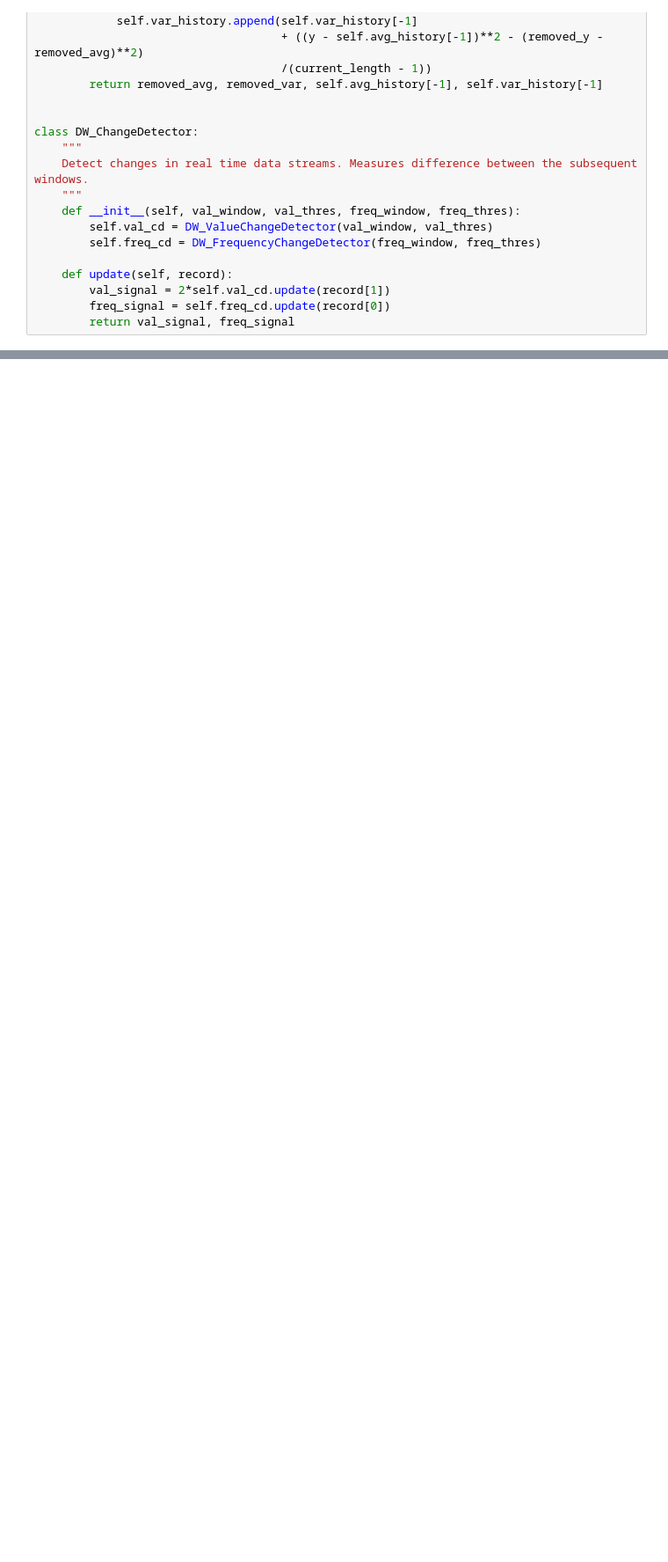
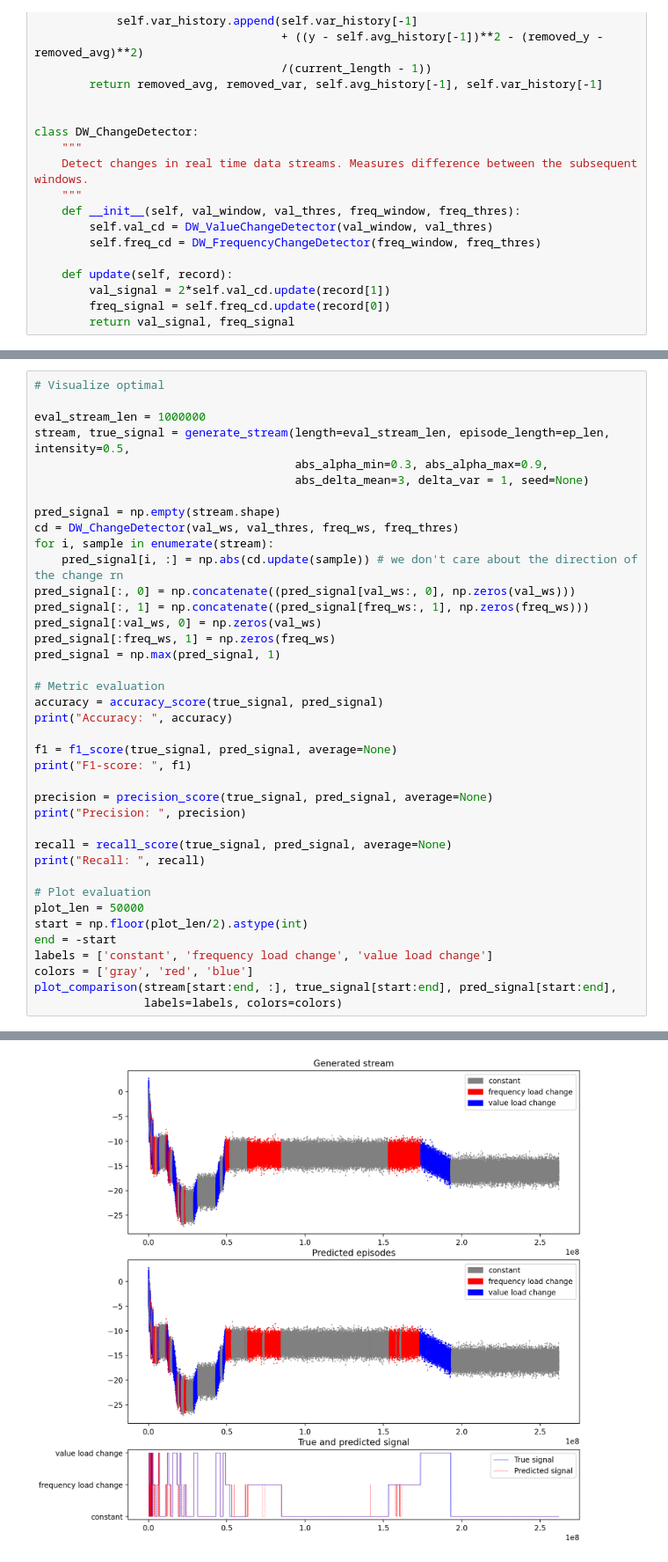
Before and after one commit to Vaggelis-Malandrakis/streaming_sampling, a Jupyter notebook: sampling_notebooks/change_detection.ipynb, the cells around one changed output, grey strips where cells are left out. Shown at 88% size. Saved outputs shown, nothing was run; the diff lists cells and outputs as text; blank space fills up the shorter version.

```diff
--- a/sampling_notebooks/change_detection.ipynb
+++ b/sampling_notebooks/change_detection.ipynb
@@ -198,0 +184,40 @@ Accuracy:  0.8660757661382271
+# %%
+# Visualize optimal
+
+eval_stream_len = 1000000
+stream, true_signal = generate_stream(length=eval_stream_len, episode_length=ep_len, intensity=0.5,
+                                      abs_alpha_min=0.3, abs_alpha_max=0.9,
+                                      abs_delta_mean=3, delta_var = 1, seed=None)
+
+pred_signal = np.empty(stream.shape)
+cd = DW_ChangeDetector(val_ws, val_thres, freq_ws, freq_thres)
+for i, sample in enumerate(stream):
+    pred_signal[i, :] = np.abs(cd.update(sample)) # we don't care about the direction of the change rn
+pred_signal[:, 0] = np.concatenate((pred_signal[val_ws:, 0], np.zeros(val_ws)))
+pred_signal[:, 1] = np.concatenate((pred_signal[freq_ws:, 1], np.zeros(freq_ws)))
+pred_signal[:val_ws, 0] = np.zeros(val_ws)
+pred_signal[:freq_ws, 1] = np.zeros(freq_ws)
+pred_signal = np.max(pred_signal, 1)
+
+# Metric evaluation
+accuracy = accuracy_score(true_signal, pred_signal)
+print("Accuracy: ", accuracy)
+
+f1 = f1_score(true_signal, pred_signal, average=None)
+print("F1-score: ", f1)
+
+precision = precision_score(true_signal, pred_signal, average=None)
+print("Precision: ", precision)
+
+recall = recall_score(true_signal, pred_signal, average=None)
+print("Recall: ", recall)
+
+# Plot evaluation
+plot_len = 50000
+start = np.floor(plot_len/2).astype(int)
+end = -start
+labels = ['constant', 'frequency load change', 'value load change']
+colors = ['gray', 'red', 'blue']
+plot_comparison(stream[start:end, :], true_signal[start:end], pred_signal[start:end],
+                labels=labels, colors=colors)
+# %% [output]
@@ -198,0 +228 @@ Accuracy:  0.8660757661382271
+[figure, added]
```
Also changed, not shown: parts of 5 cells of this notebook, 2 other files.
